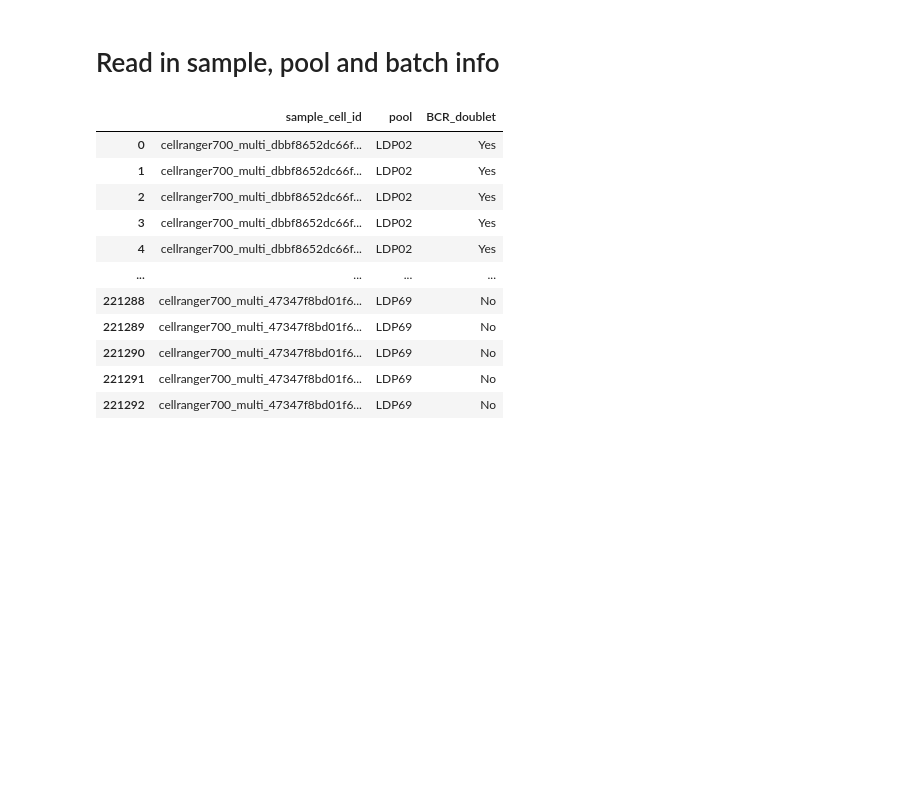
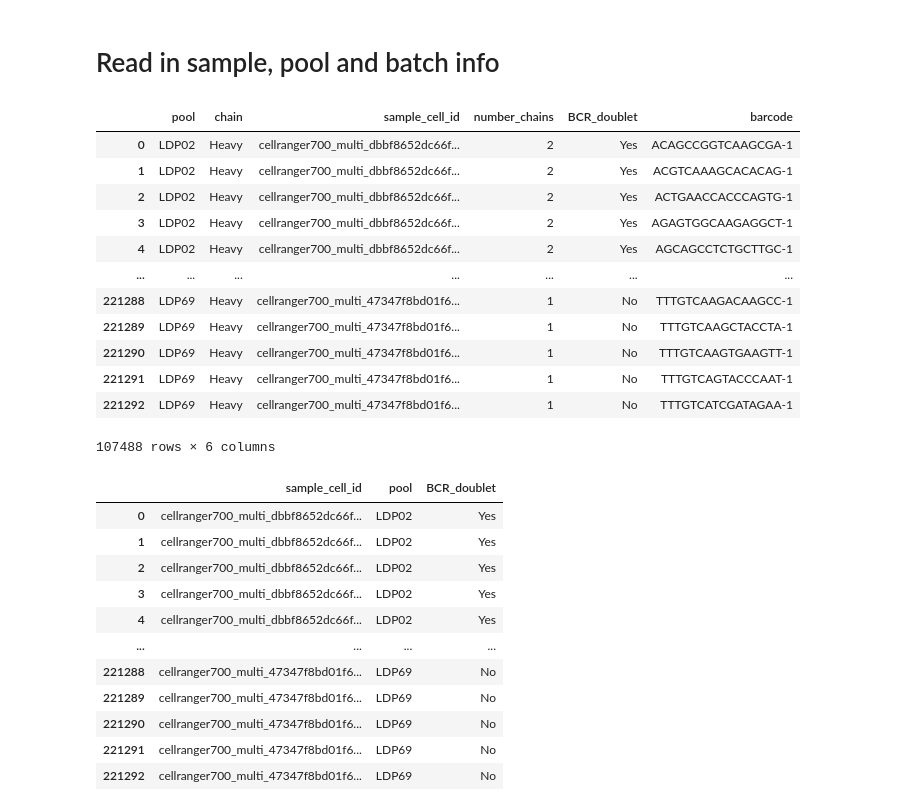
Before and after one commit to catsutherland/slemap, a Jupyter notebook: 2_BCR_TCR/2_VDJ_analysis/Check_for_TCR_BCR_doublets.ipynb, the cells around one changed output. Saved outputs shown, nothing was run; the diff lists cells and outputs as text; code cells hidden in the pictures; blank space fills up the shorter version.

```diff
--- a/2_BCR_TCR/2_VDJ_analysis/Check_for_TCR_BCR_doublets.ipynb
+++ b/2_BCR_TCR/2_VDJ_analysis/Check_for_TCR_BCR_doublets.ipynb
@@ -48,6 +48,22 @@ bcr_df["sample_cell_id"] = bcr_df["sample"] + "_" + bcr_df["cell_id"]
 # %%
 chain_counts_bcr = bcr_df.groupby(['pool','chain'])['sample_cell_id'].agg(number_chains = "value_counts").reset_index()
 chain_counts_heavy = chain_counts_bcr.query("chain == 'Heavy'").copy()
+# %%
+chain_counts_heavy
+# %% [output]
+|  | pool | chain | sample_cell_id | number_chains | BCR_doublet | barcode |
+| 0 | LDP02 | Heavy | cellranger700_multi_dbbf8652dc66f... | 2 | Yes | ACAGCCGGTCAAGCGA-1 |
+| 1 | LDP02 | Heavy | cellranger700_multi_dbbf8652dc66f... | 2 | Yes | ACGTCAAAGCACACAG-1 |
+| 2 | LDP02 | Heavy | cellranger700_multi_dbbf8652dc66f... | 2 | Yes | ACTGAACCACCCAGTG-1 |
+| 3 | LDP02 | Heavy | cellranger700_multi_dbbf8652dc66f... | 2 | Yes | AGAGTGGCAAGAGGCT-1 |
+| 4 | LDP02 | Heavy | cellranger700_multi_dbbf8652dc66f... | 2 | Yes | AGCAGCCTCTGCTTGC-1 |
+| ... | ... | ... | ... | ... | ... | ... |
+| 221288 | LDP69 | Heavy | cellranger700_multi_47347f8bd01f6... | 1 | No | TTTGTCAAGACAAGCC-1 |
+| 221289 | LDP69 | Heavy | cellranger700_multi_47347f8bd01f6... | 1 | No | TTTGTCAAGCTACCTA-1 |
+| 221290 | LDP69 | Heavy | cellranger700_multi_47347f8bd01f6... | 1 | No | TTTGTCAAGTGAAGTT-1 |
+| 221291 | LDP69 | Heavy | cellranger700_multi_47347f8bd01f6... | 1 | No | TTTGTCAGTACCCAAT-1 |
+| 221292 | LDP69 | Heavy | cellranger700_multi_47347f8bd01f6... | 1 | No | TTTGTCATCGATAGAA-1 |
+107488 rows × 6 columns
 # %%
 chain_counts_heavy["BCR_doublet"] = np.where(chain_counts_heavy['number_chains'] == 1, "No" , "Yes")
 # %%
```
Also changed, not shown: parts of 23 cells of this notebook, 9 other files.
